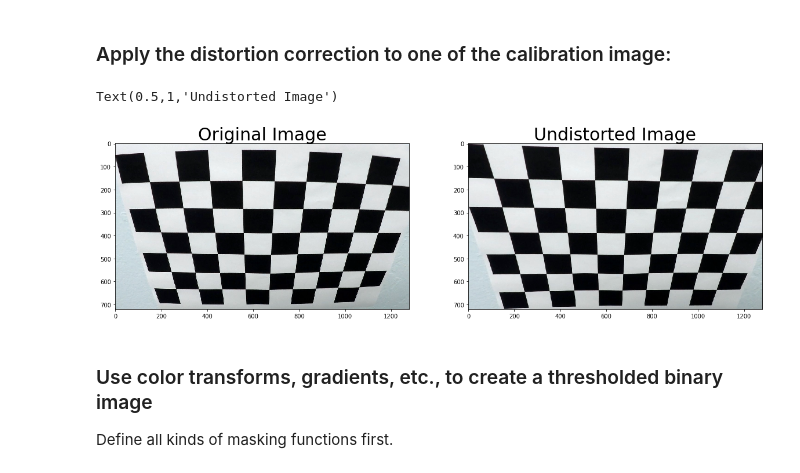
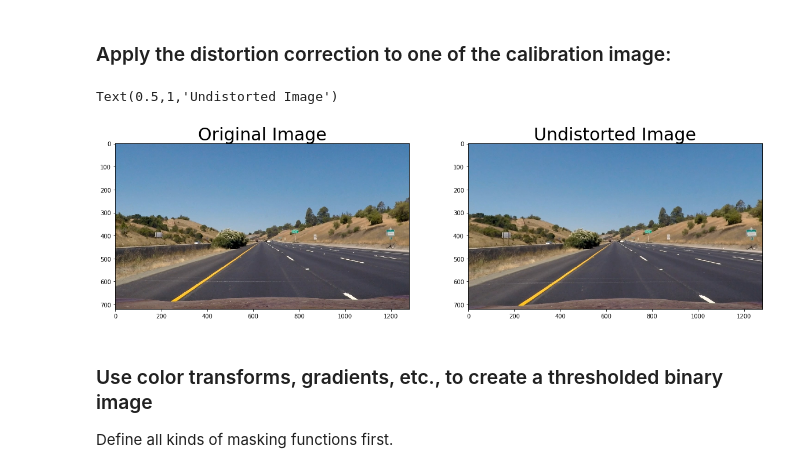
Before and after one commit to StevenShuoFeng/CarND-Advanced-Lane-Lines, a Jupyter notebook: P4_playground.ipynb, the cells around one changed output. Saved outputs shown, nothing was run; the diff lists cells and outputs as text; code cells hidden in the pictures.

Commit message:
update writeup with new images

```diff
--- a/P4_playground.ipynb
+++ b/P4_playground.ipynb
@@ -32,18 +32,20 @@ failled finding board from:  camera_cal/calibration1.jpg
 # %% [markdown]
 ### Apply the distortion correction to one of the calibration image:
 # %%
-fn = 'camera_cal/calibration2.jpg'
+fn = 'test_images/straight_lines1.jpg'
 img = cv2.imread(fn)
+img = cv2.cvtColor(img, cv2.COLOR_BGR2RGB)
+
 img_corrected = cv2.undistort(img, mtx, dist, None, mtx)
 
 f, (ax1, ax2) = plt.subplots(1, 2, figsize=(20,10))
 ax1.imshow(img)
 ax1.set_title('Original Image', fontsize=30)
 ax2.imshow(img_corrected)
 ax2.set_title('Undistorted Image', fontsize=30)
 # %% [output]
 Text(0.5,1,'Undistorted Image')
-[figure, old version]
+[figure, new version]
 # %% [markdown]
 ### Use color transforms, gradients, etc., to create a thresholded binary image
 Define all kinds of masking functions first.
```
Also changed, not shown: parts of 3 cells of this notebook, 12 other files.
